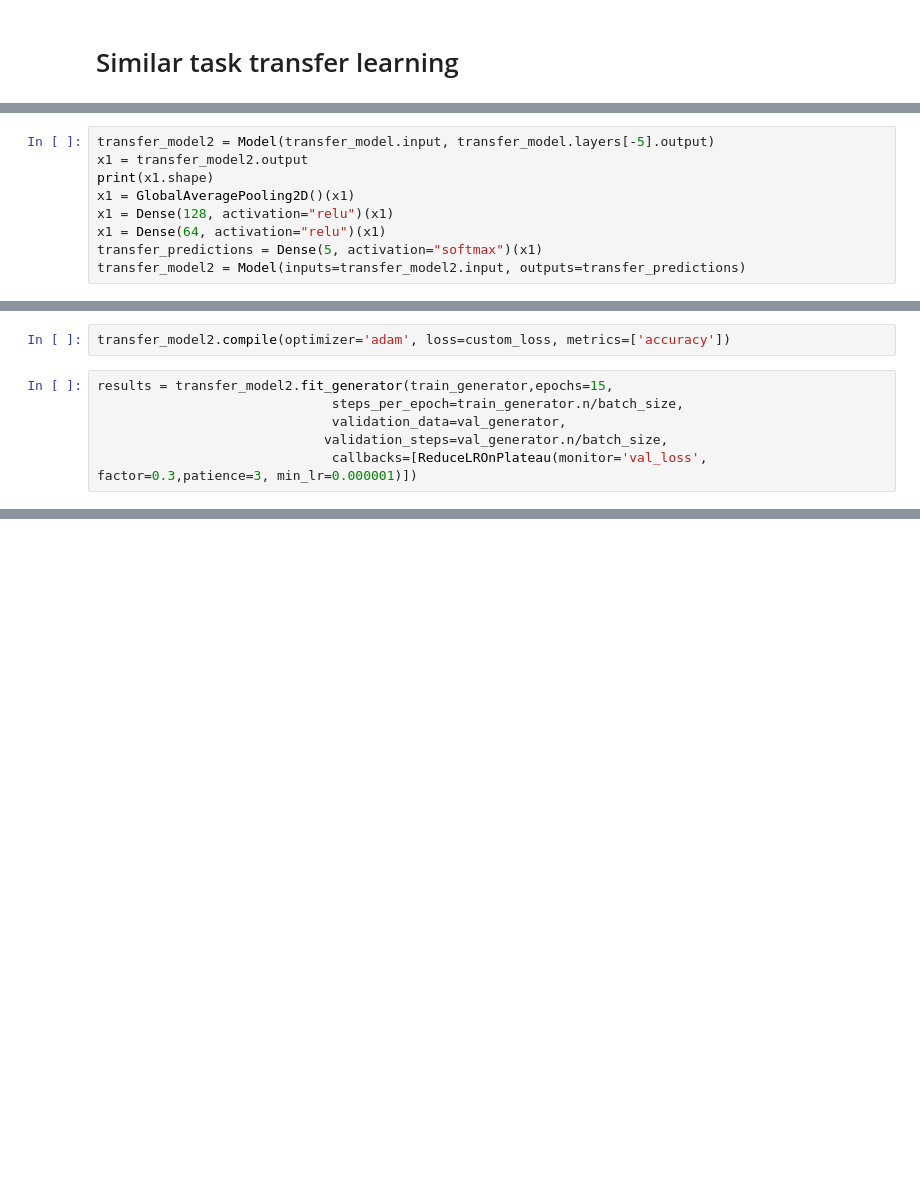
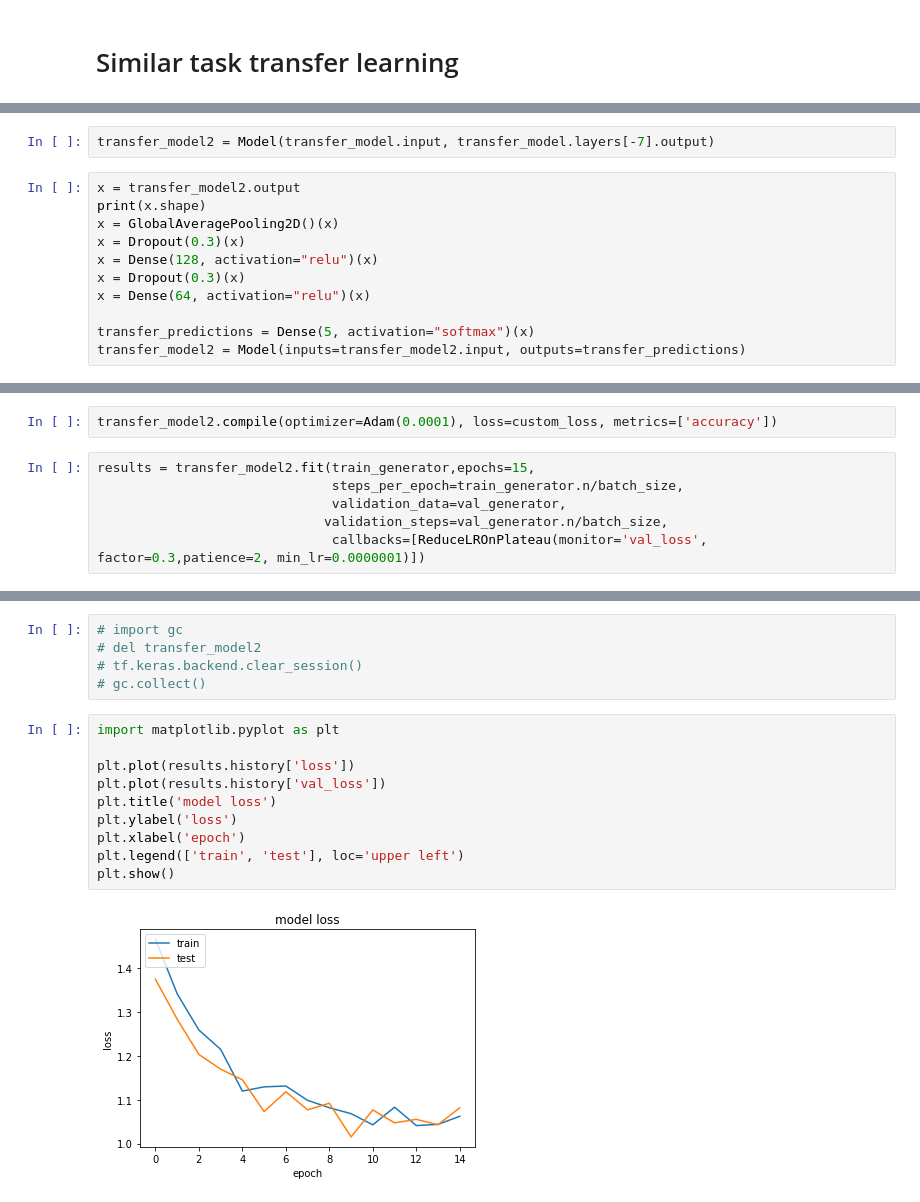
Before and after one commit to talhaanwarch/Plant-Leaf-Disease-Classification, a Jupyter notebook: transfer_learning_pipeline.ipynb, the cells around one changed output, grey strips where cells are left out. Saved outputs shown, nothing was run; the diff lists cells and outputs as text; blank space fills up the shorter version.

```diff
--- a/transfer_learning_pipeline.ipynb
+++ b/transfer_learning_pipeline.ipynb
@@ -253,9 +434,13 @@ for layer in transfer_model.layers[:-4]:
+# %%
+transfer_model2 = Model(transfer_model.input, transfer_model.layers[-7].output)
 # %%
-transfer_model2 = Model(transfer_model.input, transfer_model.layers[-5].output)
-x1 = transfer_model2.output
-print(x1.shape)
-x1 = GlobalAveragePooling2D()(x1)
-x1 = Dense(128, activation="relu")(x1)
-x1 = Dense(64, activation="relu")(x1)
-transfer_predictions = Dense(5, activation="softmax")(x1)
+x = transfer_model2.output
+print(x.shape)
+x = GlobalAveragePooling2D()(x)
+x = Dropout(0.3)(x)
+x = Dense(128, activation="relu")(x)
+x = Dropout(0.3)(x)
+x = Dense(64, activation="relu")(x)
+
+transfer_predictions = Dense(5, activation="softmax")(x)
 transfer_model2 = Model(inputs=transfer_model2.input, outputs=transfer_predictions)
@@ -266,8 +460,8 @@ for layer in transfer_model2.layers[:-4]:
 # %%
-transfer_model2.compile(optimizer='adam', loss=custom_loss, metrics=['accuracy'])
+transfer_model2.compile(optimizer=Adam(0.0001), loss=custom_loss, metrics=['accuracy'])
 # %%
-results = transfer_model2.fit_generator(train_generator,epochs=15,
+results = transfer_model2.fit(train_generator,epochs=15,
                               steps_per_epoch=train_generator.n/batch_size,
                               validation_data=val_generator,
                              validation_steps=val_generator.n/batch_size,
-                              callbacks=[ReduceLROnPlateau(monitor='val_loss', factor=0.3,patience=3, min_lr=0.000001)])
+                              callbacks=[ReduceLROnPlateau(monitor='val_loss', factor=0.3,patience=2, min_lr=0.0000001)])
@@ -273,0 +486,17 @@ results = transfer_model2.fit_generator(train_generator,epochs=15,
+# %%
+# import gc
+# del transfer_model2
+# tf.keras.backend.clear_session()
+# gc.collect()
+# %%
+import matplotlib.pyplot as plt
+
+plt.plot(results.history['loss'])
+plt.plot(results.history['val_loss'])
+plt.title('model loss')
+plt.ylabel('loss')
+plt.xlabel('epoch')
+plt.legend(['train', 'test'], loc='upper left')
+plt.show()
+# %% [output]
+[figure, added]
```
Also changed, not shown: parts of 64 cells of this notebook.
